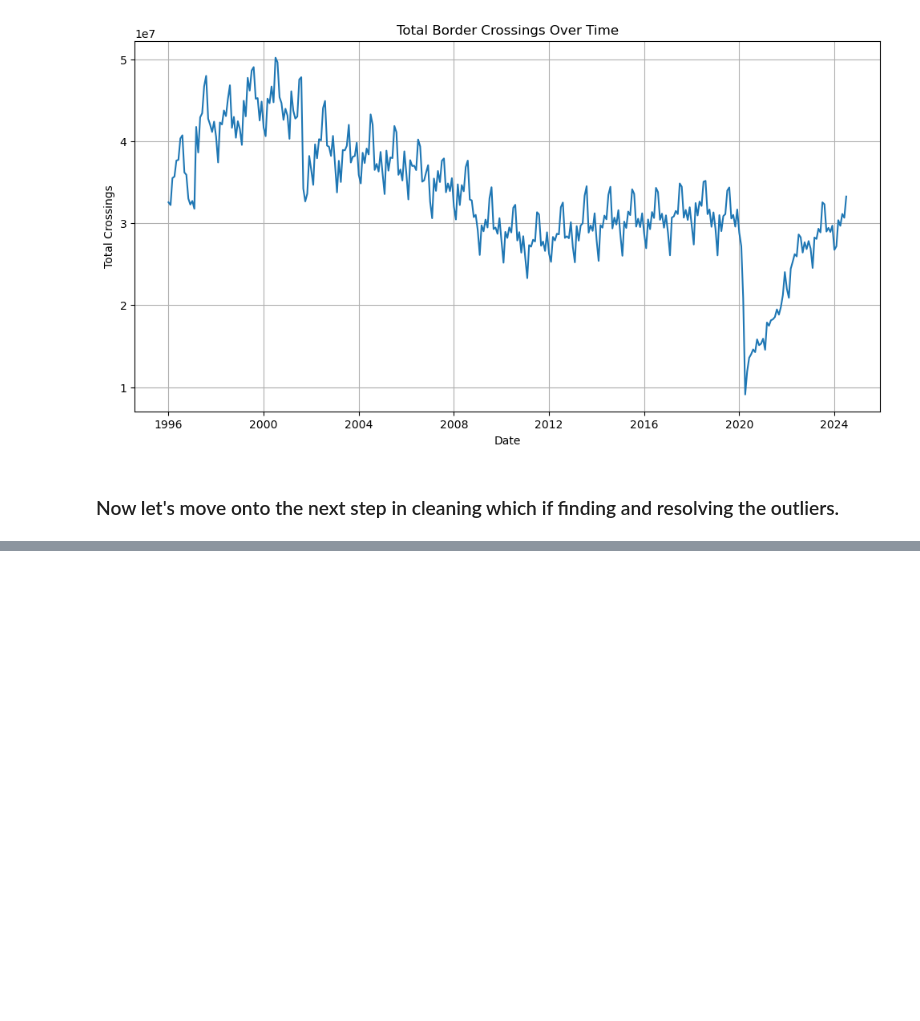
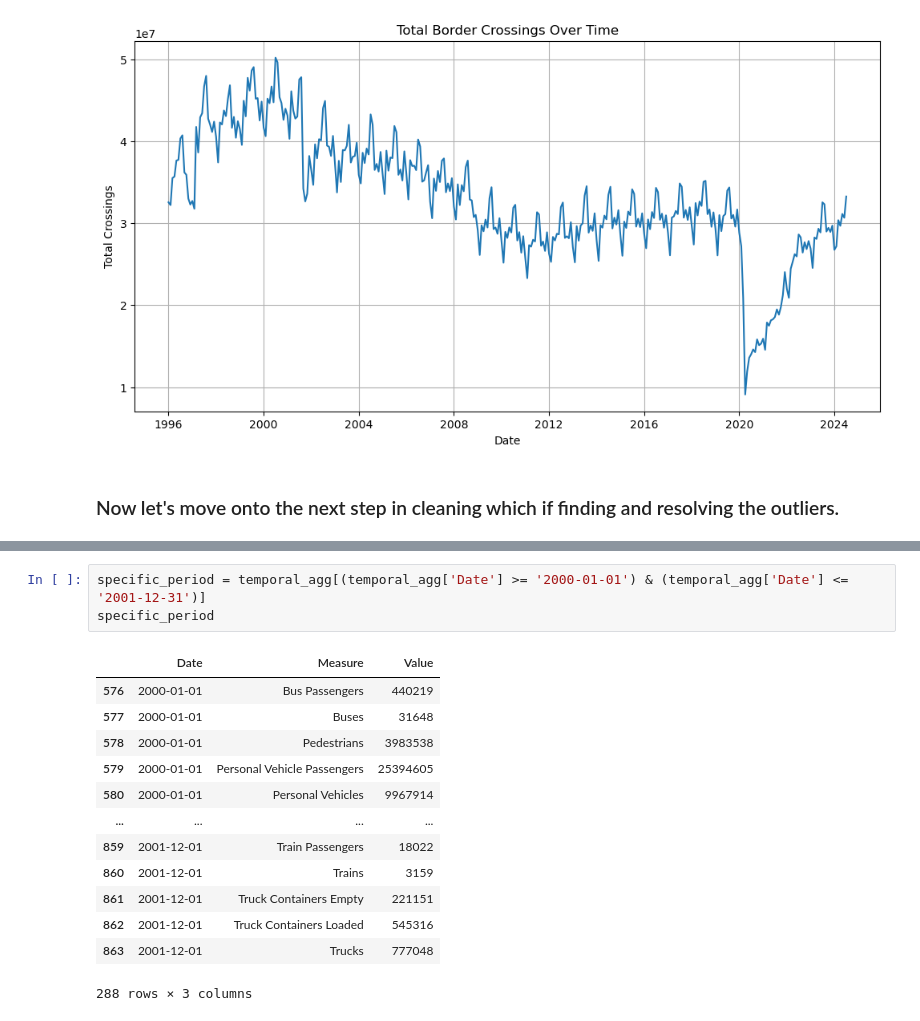
Before and after one commit to Walter2911/Data-Mining-Project, a Jupyter notebook: Untitled.ipynb, the cells around one changed output, grey strips where cells are left out. Drawn from its saved outputs; the diff is of its cells as text; blank space fills up the shorter version.

```diff
--- a/Untitled.ipynb
+++ b/Untitled.ipynb
@@ -153,0 +259,17 @@ AttributeError: 'str' object has no attribute 'sorted'
+# %%
+specific_period = temporal_agg[(temporal_agg['Date'] >= '2000-01-01') & (temporal_agg['Date'] <= '2001-12-31')]
+specific_period
+# %% [output]
+|  | Date | Measure | Value |
+| 576 | 2000-01-01 | Bus Passengers | 440219 |
+| 577 | 2000-01-01 | Buses | 31648 |
+| 578 | 2000-01-01 | Pedestrians | 3983538 |
+| 579 | 2000-01-01 | Personal Vehicle Passengers | 25394605 |
+| 580 | 2000-01-01 | Personal Vehicles | 9967914 |
+| ... | ... | ... | ... |
+| 859 | 2001-12-01 | Train Passengers | 18022 |
+| 860 | 2001-12-01 | Trains | 3159 |
+| 861 | 2001-12-01 | Truck Containers Empty | 221151 |
+| 862 | 2001-12-01 | Truck Containers Loaded | 545316 |
+| 863 | 2001-12-01 | Trucks | 777048 |
+288 rows × 3 columns
```
Also changed, not shown: parts of 18 cells of this notebook.
